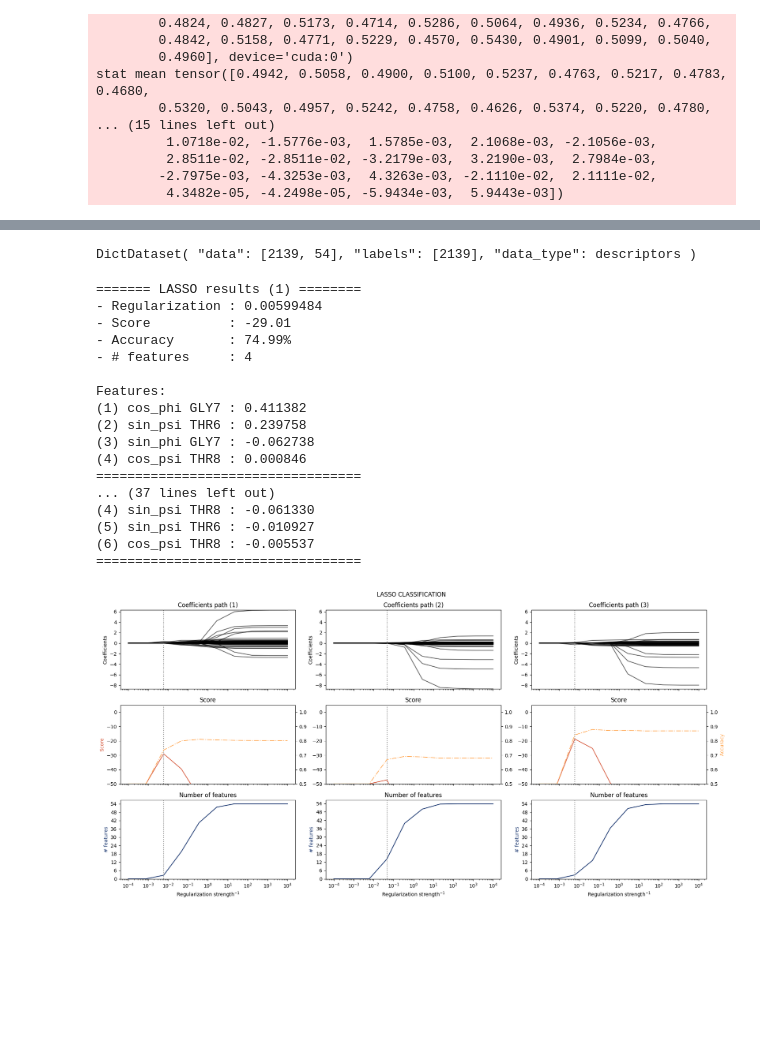
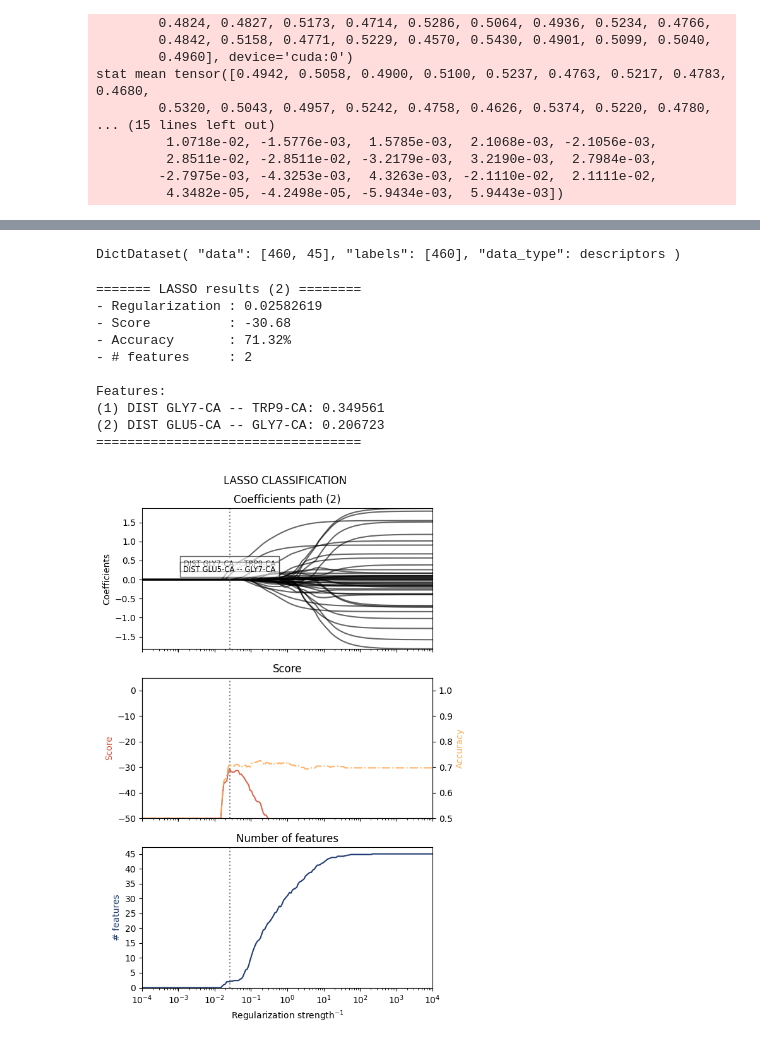
Before and after one commit to pietronvll/encoderops, a Jupyter notebook: analysis/scratch.ipynb, the cells around one changed output, grey strips where cells are left out. Cells and saved outputs as stored; diff of their text form; code cells hidden in the pictures; blank space fills up the shorter version.

```diff
--- a/analysis/scratch.ipynb
+++ b/analysis/scratch.ipynb
@@ -131,10 +131,10 @@ stat mean tensor([0.4942, 0.5058, 0.4900, 0.5100, 0.5237, 0.4763, 0.5217, 0.4783
         -2.7975e-03, -4.3253e-03,  4.3263e-03, -2.1110e-02,  2.1111e-02,
          4.3482e-05, -4.2498e-05, -5.9434e-03,  5.9443e-03])
 # %%
-traj, desc_df, feats_info = descriptors(protein_id, sample_idxs=results['sample_idxs'], descriptors=['dihedrals'])
+traj, desc_df, feats_info = descriptors(protein_id, sample_idxs=results['sample_idxs'], descriptors=['ca'])
 # %%
 fig, ax = plt.subplots()
-eigfun = results['r_fun'][:, 1].real
+eigfun = results['r_fun'][:, 2].real
 ax.hist(eigfun,bins=200,histtype='step')
 ax.set_yscale('log')
 ax.set_xlabel('DeepTICA 1')
@@ -147,18 +147,18 @@ from mlcolvar.data import DictDataset
 df = desc_df.copy()
 labels = np.zeros(len(df))
 # State 1
-labels[np.argwhere(eigfun < 0.25)] = 1
+labels[np.argwhere(eigfun < -0.5)] = 1
 # State 2
-mask = np.logical_and(eigfun < 1.0, eigfun > 0.25)
-labels[np.argwhere(mask)] = 2
+# mask = np.logical_and(eigfun < 1.0, eigfun > 0.25)
+# labels[np.argwhere(mask)] = 2
 # State 3
-labels[np.argwhere(eigfun > 1.0)] = 3
+labels[np.argwhere(eigfun > 0.5)] = 2
 
 
 df['labels'] = labels
 sel = (df['labels'] != 0 )
 
-descr_type = 'angles' #'distances' #'angles'
+descr_type = 'distances' #'angles' #'distances' #'angles'
 stride = 10
 
 if descr_type == 'angles':
@@ -167,7 +167,7 @@ if descr_type == 'angles':
     feat_names = df[sel].filter(regex='phi|psi|xi|theta').columns.values
 
     # get labels
-    y = df[sel]['labels'][::stride]
+    y = df[sel]['labels'].values[::stride]
 
 elif descr_type == 'distances':
     # get descriptors
@@ -175,14 +175,14 @@ elif descr_type == 'distances':
     feat_names = df[sel].filter(regex='DIST').columns.values
 
     # get labels
-    y = df[sel]['labels'][::stride]
+    y = df[sel]['labels'].values[::stride]
 
 # create dataset
 dataset = DictDataset(dict(data=X,labels=y))
 dataset.feature_names = feat_names
 dataset
 # %% [output]
-DictDataset( "data": [2139, 54], "labels": [2139], "data_type": descriptors )
+DictDataset( "data": [460, 45], "labels": [460], "data_type": descriptors )
 # %%
 from mlcolvar.explain.lasso import SparsityScoring, plot_lasso_classification
 from sklearn.preprocessing import StandardScaler
@@ -310,23 +310,16 @@ def lasso_classification(dataset,
 
     return classifier, feats, coeffs
 # %%
-classifier, feats, coeffs = lasso_classification(dataset, Cs=10, plot=True)
+classifier, feats, coeffs = lasso_classification(dataset, Cs=200, plot=True)
 # %% [output]
-======= LASSO results (1) ========
-- Regularization : 0.00599484
-- Score          : -29.01
-- Accuracy       : 74.99%
-- # features     : 4
+======= LASSO results (2) ========
+- Regularization : 0.02582619
+- Score          : -30.68
+- Accuracy       : 71.32%
+- # features     : 2
 
 Features:
-(1) cos_phi GLY7 : 0.411382
-(2) sin_psi THR6 : 0.239758
-(3) sin_phi GLY7 : -0.062738
-(4) cos_psi THR8 : 0.000846
+(1) DIST GLY7-CA -- TRP9-CA: 0.349561
+(2) DIST GLU5-CA -- GLY7-CA: 0.206723
 ==================================
-... (37 lines left out)
-(4) sin_psi THR8 : -0.061330
-(5) sin_psi THR6 : -0.010927
-(6) cos_psi THR8 : -0.005537
-==================================
-[figure, old version]
+[figure, new version]
```
Also changed, not shown: parts of 8 cells of this notebook, 4 other files.
